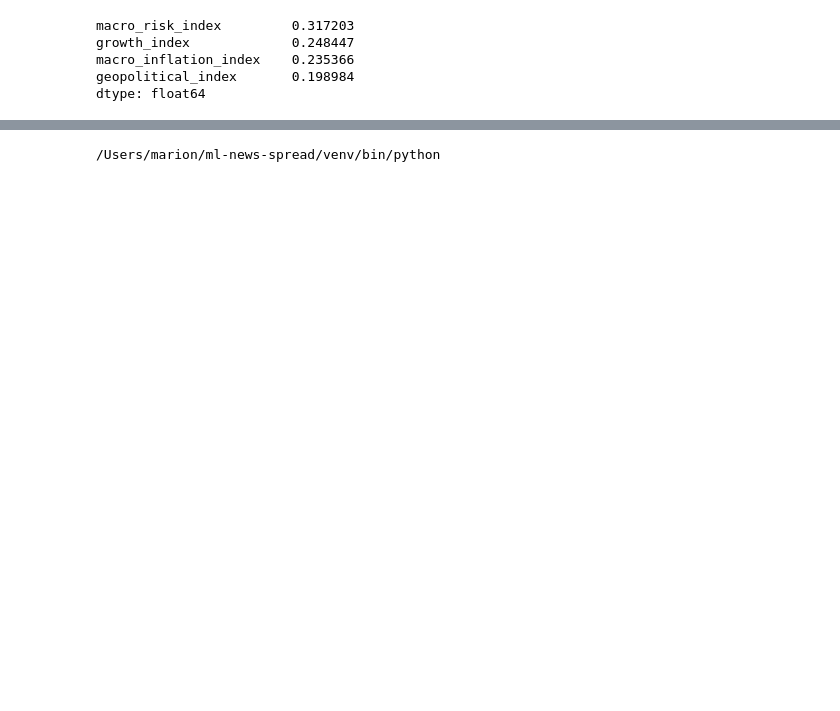
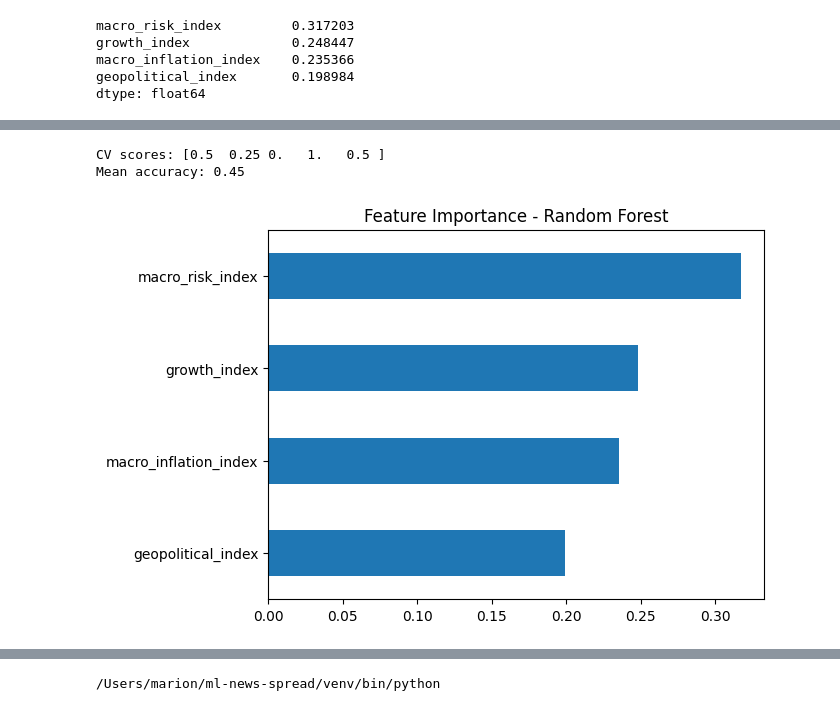
Before and after one commit to MarionSrl/ml-news-spread, a Jupyter notebook: notebooks/01_data_collection.ipynb, the cells around one changed output, grey strips where cells are left out. Drawn from its saved outputs; the diff is of its cells as text; code cells hidden in the pictures; blank space fills up the shorter version.

```diff
--- a/notebooks/01_data_collection.ipynb
+++ b/notebooks/01_data_collection.ipynb
@@ -251,10 +99,0 @@ monthly_indices.head()
-# %%
-# Fusion news avec spread
-
-spread["month"] = spread.index.to_period("M")
-
-data_final = spread.merge(monthly_indices, on="month", how="left")
-
-data_final.fillna(0, inplace=True)
-
-data_final.head()
@@ -464,0 +331,33 @@ dtype: float64
+# %%
+# Cross-Validation Time Series
+from sklearn.model_selection import TimeSeriesSplit
+from sklearn.model_selection import cross_val_score
+
+tscv = TimeSeriesSplit(n_splits=5)
+
+rf_model = RandomForestClassifier(n_estimators=200, random_state=42)
+
+scores = cross_val_score(rf_model, X, y, cv=tscv)
+
+print("CV scores:", scores)
+print("Mean accuracy:", scores.mean())
+# %% [output]
+CV scores: [0.5  0.25 0.   1.   0.5 ]
+Mean accuracy: 0.45
+# %%
+# Graphique importance :
+
+import matplotlib.pyplot as plt
+import pandas as pd
+
+importance = pd.Series(
+    model.feature_importances_,
+    index=features
+).sort_values()
+
+plt.figure()
+importance.plot(kind="barh")
+plt.title("Feature Importance - Random Forest")
+plt.show()
+# %% [output]
+[figure, added]
```
Also changed, not shown: parts of 17 cells of this notebook, 2 other files.
